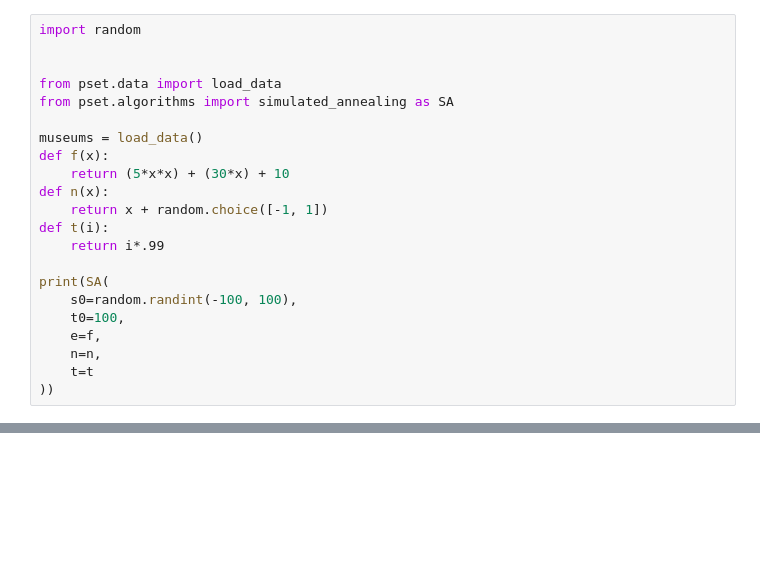
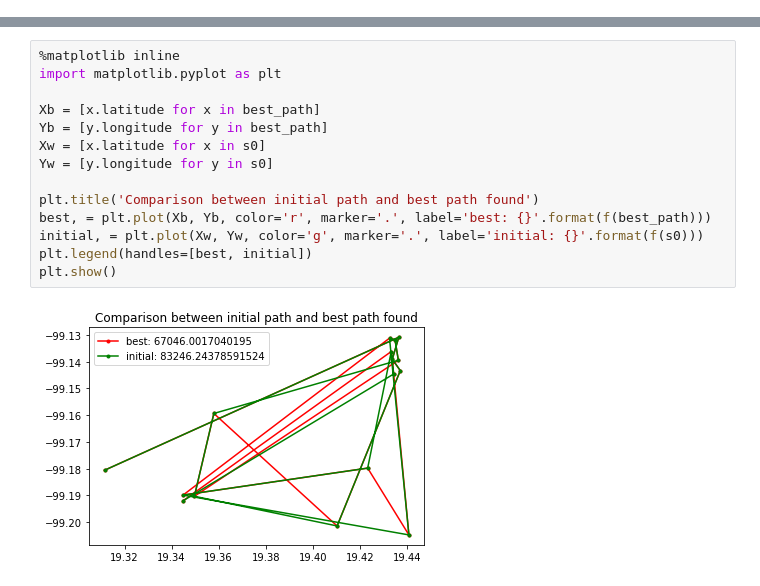
Before and after one commit to ceciliamm/evolutionary-computation, a Jupyter notebook: psets/03/PSet.ipynb, the cells around one changed output, grey strips where cells are left out. Saved outputs shown, nothing was run; the diff lists cells and outputs as text; blank space fills up the shorter version.

```diff
--- a/psets/03/PSet.ipynb
+++ b/psets/03/PSet.ipynb
@@ -1,22 +0,0 @@
-# %%
-import random
-
-
-from pset.data import load_data
-from pset.algorithms import simulated_annealing as SA
-
-museums = load_data()
-def f(x):
-    return (5*x*x) + (30*x) + 10
-def n(x):
-    return x + random.choice([-1, 1])
-def t(i):
-    return i*.99
-
-print(SA(
-    s0=random.randint(-100, 100),
-    t0=100,
-    e=f,
-    n=n,
-    t=t
-))
@@ -40,0 +85,16 @@ Adding normalizer
+# %%
+%matplotlib inline
+import matplotlib.pyplot as plt
+
+Xb = [x.latitude for x in best_path]
+Yb = [y.longitude for y in best_path]
+Xw = [x.latitude for x in s0]
+Yw = [y.longitude for y in s0]
+
+plt.title('Comparison between initial path and best path found')
+best, = plt.plot(Xb, Yb, color='r', marker='.', label='best: {}'.format(f(best_path)))
+initial, = plt.plot(Xw, Yw, color='g', marker='.', label='initial: {}'.format(f(s0)))
+plt.legend(handles=[best, initial])
+plt.show()
+# %% [output]
+[figure, added]
```
Also changed, not shown: parts of 2 cells of this notebook, 4 other files.
